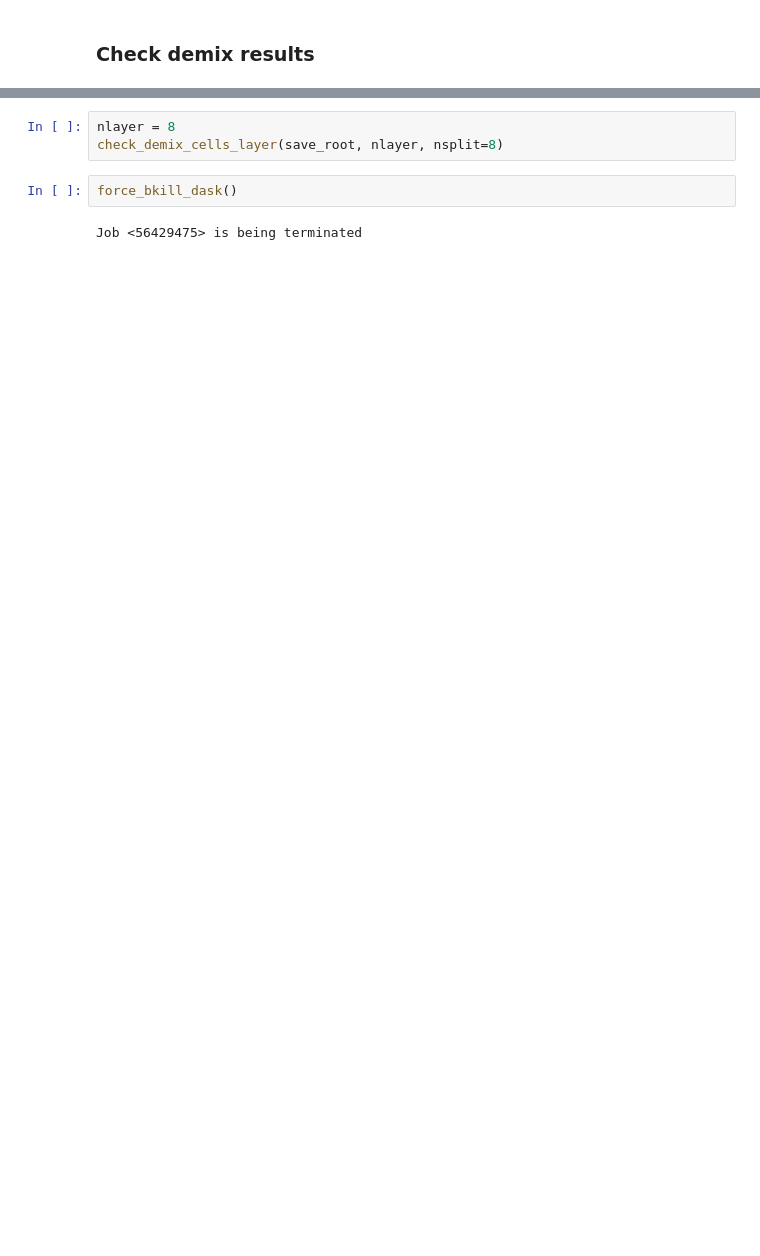
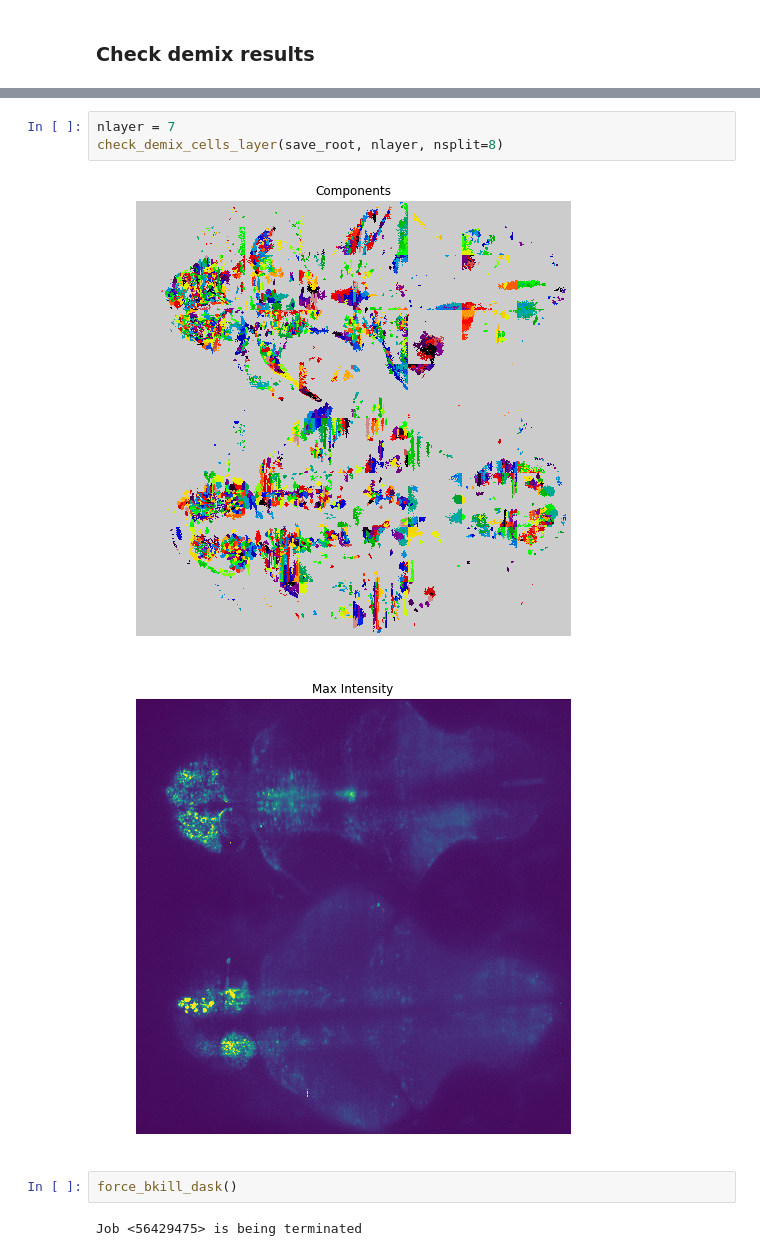
Before and after one commit to zqwei/Glia_analysis, a Jupyter notebook: Processing/Cell_segmentation.ipynb, the cells around one changed output, grey strips where cells are left out. Saved outputs shown, nothing was run; the diff lists cells and outputs as text; blank space fills up the shorter version.

```diff
--- a/Processing/Cell_segmentation.ipynb
+++ b/Processing/Cell_segmentation.ipynb
@@ -167,6 +189,9 @@ check_demix_cells(save_root, rand_block, plot_global=False, plot_mask=False)
 # %%
-nlayer = 8
+nlayer = 7
 check_demix_cells_layer(save_root, nlayer, nsplit=8)
+# %% [output]
+[figure, added]
+[figure, added]
 # %%
 force_bkill_dask()
 # %% [output]
```
Also changed, not shown: parts of 4 cells of this notebook, 1 other file.
